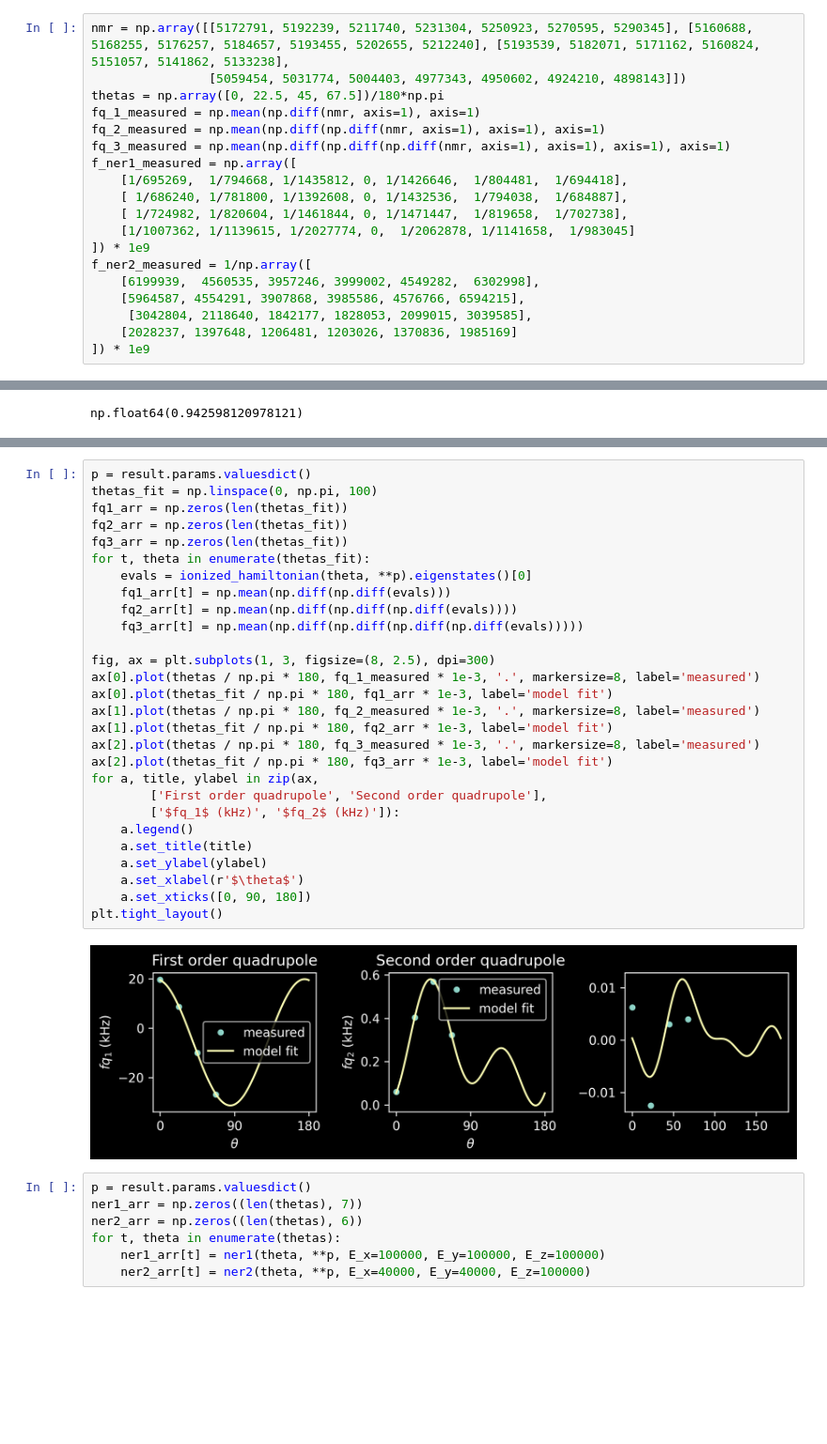
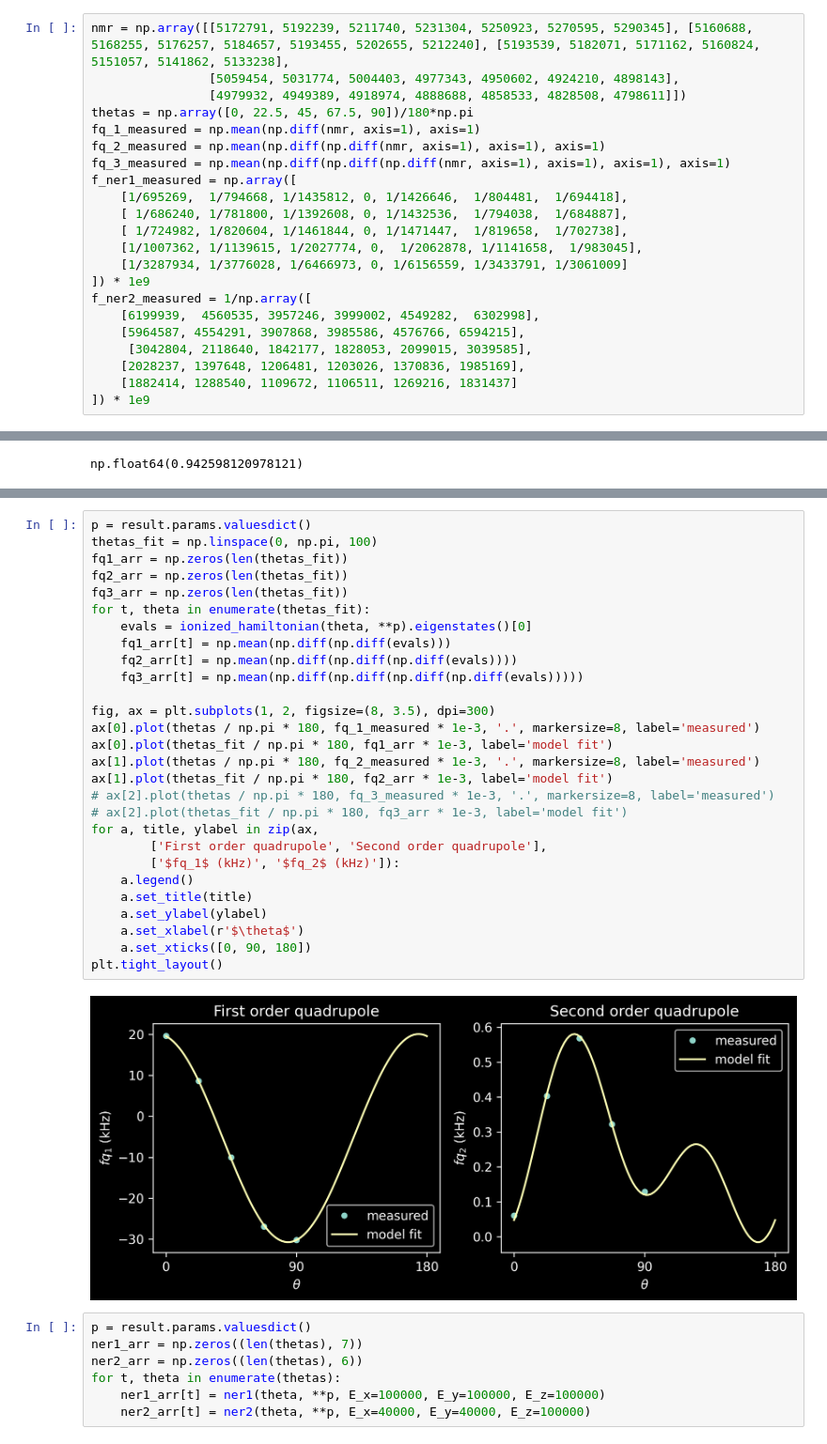
Before and after one commit to arjenvaartjes/Psyduck, a Jupyter notebook: examples/quadrupole modeling/extracting_quadrupole_tensor_few_angles.ipynb, the cells around one changed output, grey strips where cells are left out. Shown at 94% size. Drawn from its saved outputs; the diff is of its cells as text; blank space fills up the shorter version.

```diff
--- a/examples/quadrupole modeling/extracting_quadrupole_tensor_few_angles.ipynb
+++ b/examples/quadrupole modeling/extracting_quadrupole_tensor_few_angles.ipynb
@@ -18,8 +18,9 @@ I_SPIN = 7/2
 GAMMA_NUCLEAR = 5.55 * 1e6 # Nuclear Zeeman splitting (MHz/T)
 # %%
 nmr = np.array([[5172791, 5192239, 5211740, 5231304, 5250923, 5270595, 5290345], [5160688, 5168255, 5176257, 5184657, 5193455, 5202655, 5212240], [5193539, 5182071, 5171162, 5160824, 5151057, 5141862, 5133238],
-                [5059454, 5031774, 5004403, 4977343, 4950602, 4924210, 4898143]])
-thetas = np.array([0, 22.5, 45, 67.5])/180*np.pi
+                [5059454, 5031774, 5004403, 4977343, 4950602, 4924210, 4898143],
+                [4979932, 4949389, 4918974, 4888688, 4858533, 4828508, 4798611]])
+thetas = np.array([0, 22.5, 45, 67.5, 90])/180*np.pi
 fq_1_measured = np.mean(np.diff(nmr, axis=1), axis=1)
 fq_2_measured = np.mean(np.diff(np.diff(nmr, axis=1), axis=1), axis=1)
 fq_3_measured = np.mean(np.diff(np.diff(np.diff(nmr, axis=1), axis=1), axis=1), axis=1)
@@ -27,13 +28,15 @@ f_ner1_measured = np.array([
     [1/695269,  1/794668, 1/1435812, 0, 1/1426646,  1/804481,  1/694418],
     [ 1/686240, 1/781800, 1/1392608, 0, 1/1432536,  1/794038,  1/684887],
     [ 1/724982, 1/820604, 1/1461844, 0, 1/1471447,  1/819658,  1/702738],
-    [1/1007362, 1/1139615, 1/2027774, 0,  1/2062878, 1/1141658,  1/983045]
+    [1/1007362, 1/1139615, 1/2027774, 0,  1/2062878, 1/1141658,  1/983045],
+    [1/3287934, 1/3776028, 1/6466973, 0, 1/6156559, 1/3433791, 1/3061009]
 ]) * 1e9
 f_ner2_measured = 1/np.array([
     [6199939,  4560535, 3957246, 3999002, 4549282,  6302998],
     [5964587, 4554291, 3907868, 3985586, 4576766, 6594215],
      [3042804, 2118640, 1842177, 1828053, 2099015, 3039585],
-    [2028237, 1397648, 1206481, 1203026, 1370836, 1985169]
+    [2028237, 1397648, 1206481, 1203026, 1370836, 1985169],
+    [1882414, 1288540, 1109672, 1106511, 1269216, 1831437]
 ]) * 1e9
 # %%
 nmr.shape
@@ -166,33 +170,33 @@ Correlations (unreported values are < 0.100)
 # %%
 p = result.params.valuesdict()
 thetas_fit = np.linspace(0, np.pi, 100)
 fq1_arr = np.zeros(len(thetas_fit))
 fq2_arr = np.zeros(len(thetas_fit))
 fq3_arr = np.zeros(len(thetas_fit))
 for t, theta in enumerate(thetas_fit):
     evals = ionized_hamiltonian(theta, **p).eigenstates()[0]
     fq1_arr[t] = np.mean(np.diff(np.diff(evals)))
     fq2_arr[t] = np.mean(np.diff(np.diff(np.diff(evals))))
     fq3_arr[t] = np.mean(np.diff(np.diff(np.diff(np.diff(evals)))))
 
-fig, ax = plt.subplots(1, 3, figsize=(8, 2.5), dpi=300)
+fig, ax = plt.subplots(1, 2, figsize=(8, 3.5), dpi=300)
 ax[0].plot(thetas / np.pi * 180, fq_1_measured * 1e-3, '.', markersize=8, label='measured')
 ax[0].plot(thetas_fit / np.pi * 180, fq1_arr * 1e-3, label='model fit')
 ax[1].plot(thetas / np.pi * 180, fq_2_measured * 1e-3, '.', markersize=8, label='measured')
 ax[1].plot(thetas_fit / np.pi * 180, fq2_arr * 1e-3, label='model fit')
-ax[2].plot(thetas / np.pi * 180, fq_3_measured * 1e-3, '.', markersize=8, label='measured')
-ax[2].plot(thetas_fit / np.pi * 180, fq3_arr * 1e-3, label='model fit')
+# ax[2].plot(thetas / np.pi * 180, fq_3_measured * 1e-3, '.', markersize=8, label='measured')
+# ax[2].plot(thetas_fit / np.pi * 180, fq3_arr * 1e-3, label='model fit')
 for a, title, ylabel in zip(ax,
         ['First order quadrupole', 'Second order quadrupole'],
         ['$fq_1$ (kHz)', '$fq_2$ (kHz)']):
     a.legend()
     a.set_title(title)
     a.set_ylabel(ylabel)
     a.set_xlabel(r'$\theta$')
     a.set_xticks([0, 90, 180])
 plt.tight_layout()
 # %% [output]
-[figure, old version]
+[figure, new version]
 # %%
 p = result.params.valuesdict()
 ner1_arr = np.zeros((len(thetas), 7))
```
Also changed, not shown: parts of 25 cells of this notebook, 3 other files.
